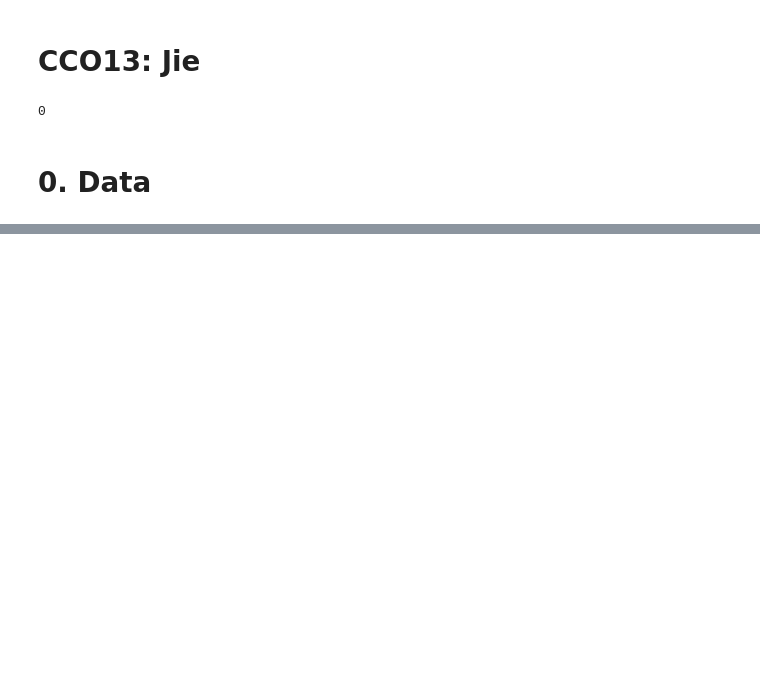
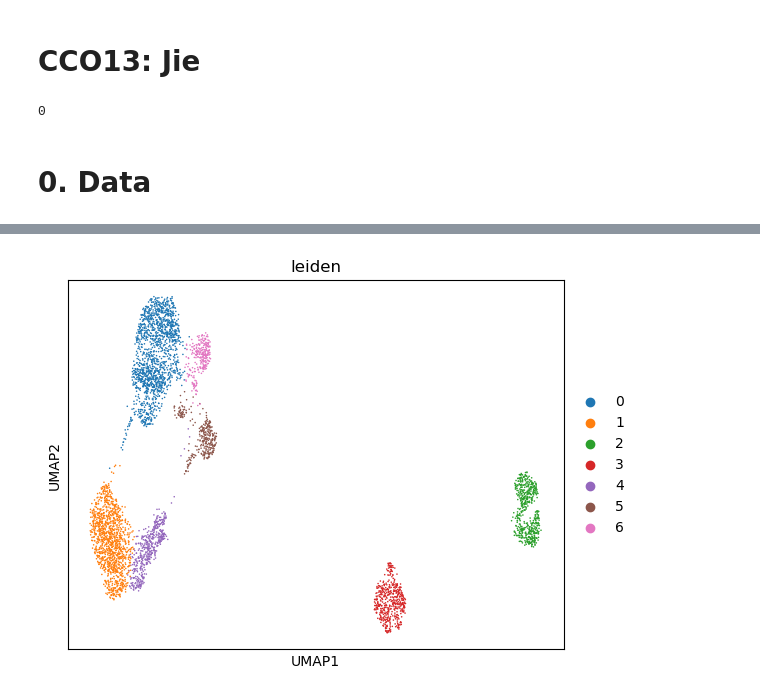
Before and after one commit to yachielab/DataAnalysis_Vascularized_Cardiac_Organoids, a Jupyter notebook: ipynb/CCO13.ipynb, the cells around one changed output, grey strips where cells are left out. Saved outputs shown, nothing was run; the diff lists cells and outputs as text; code cells hidden in the pictures; blank space fills up the shorter version.

```diff
--- a/ipynb/CCO13.ipynb
+++ b/ipynb/CCO13.ipynb
@@ -23,0 +87,7 @@ adata
+# %%
+n_old = adata.n_obs
+
+sc.external.pp.scrublet(adata, batch_key="batch", random_state=42)
+adata = adata[np.logical_not(adata.obs["predicted_doublet"])]
+
+print(f"removed due to doublet: {n_old - adata.n_obs}")
@@ -23,0 +102,4 @@ adata
+# %%
+adata.layers["counts"] = adata.X.copy()
+sc.pp.normalize_total(adata)
+sc.pp.log1p(adata)
@@ -23,0 +111,4 @@ adata
+# %%
+sc.pl.umap(adata, color="leiden", s=5)
+# %% [output]
+[figure, added]
```
Also changed, not shown: parts of 19 cells of this notebook, 33 other files.
